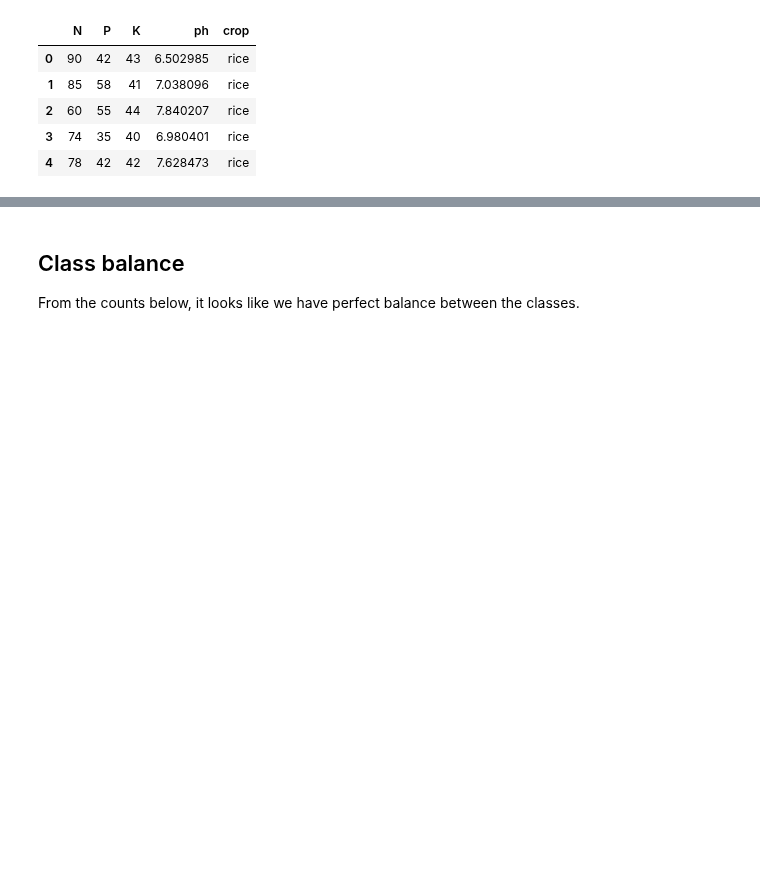
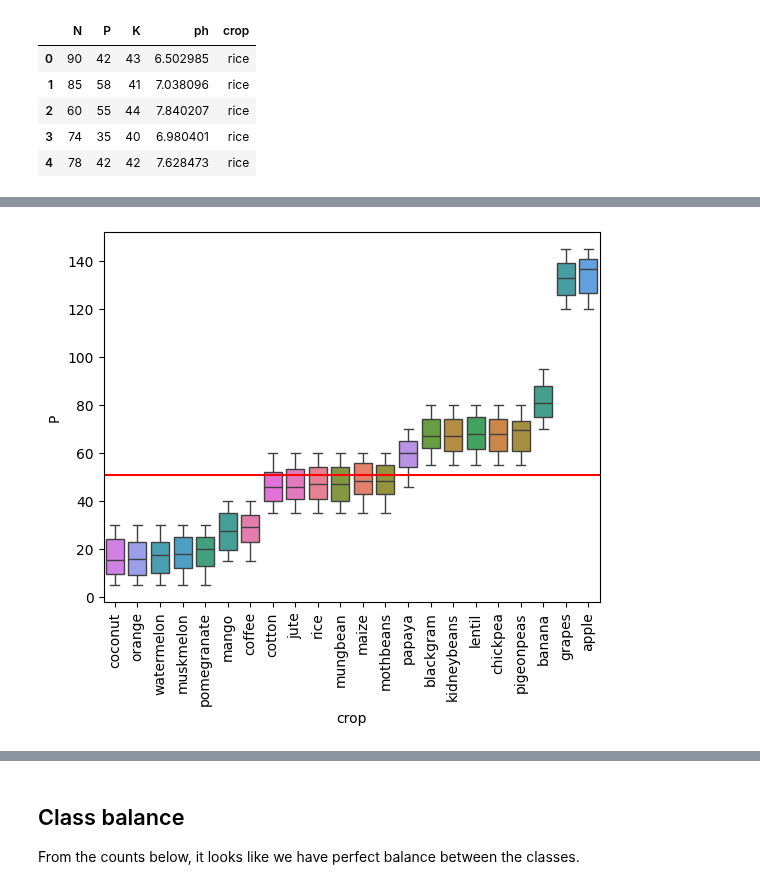
Before and after one commit to MichaelSzczepaniak/DataCamp, a Jupyter notebook: Tracks/Associate Data Scientist/33 Project 9 - Predictive Modeling for Agriculture/PredictiveModelingForAg.ipynb, the cells around one changed output, grey strips where cells are left out. Cells and saved outputs as stored; diff of their text form; code cells hidden in the pictures; blank space fills up the shorter version.

```diff
--- a/Tracks/Associate Data Scientist/33 Project 9 - Predictive Modeling for Agriculture/PredictiveModelingForAg.ipynb
+++ b/Tracks/Associate Data Scientist/33 Project 9 - Predictive Modeling for Agriculture/PredictiveModelingForAg.ipynb
@@ -40,0 +69,5 @@ crops.head()
+# %%
+# phosphorous
+phosphorous_plot = plot_crop_pred(crops, 'P')
+# %% [output]
+[figure, added]
```
Also changed, not shown: parts of 18 cells of this notebook.
